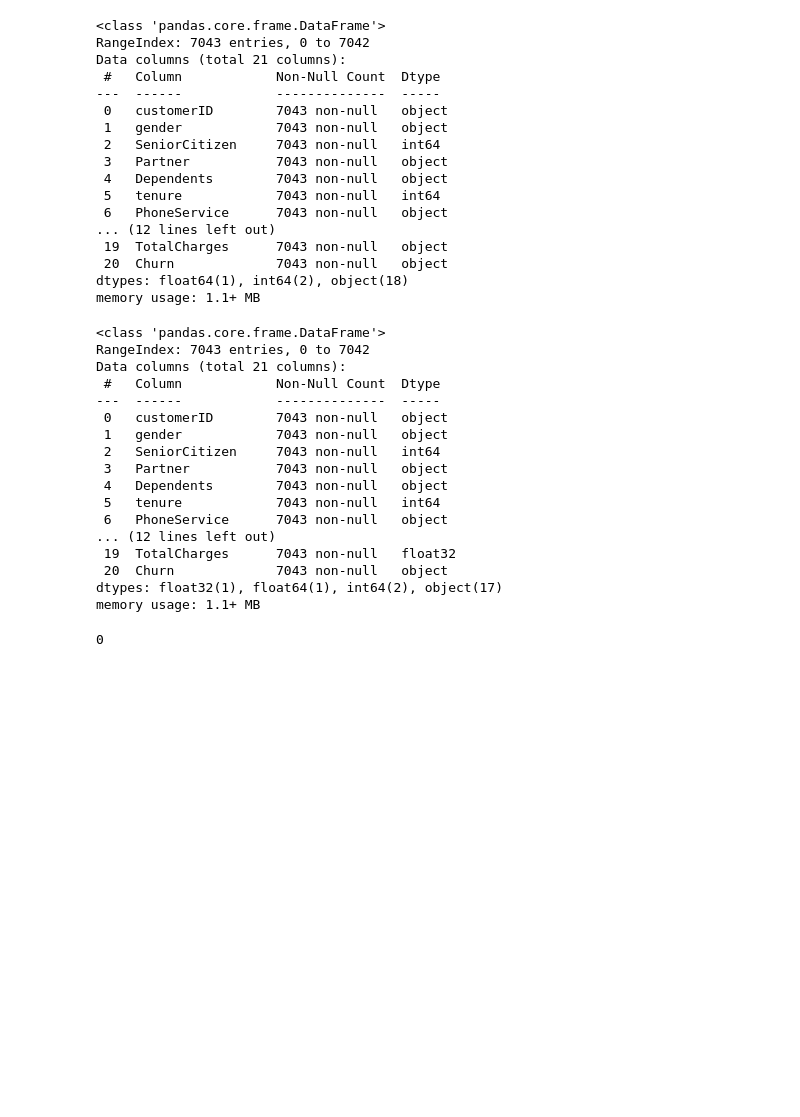
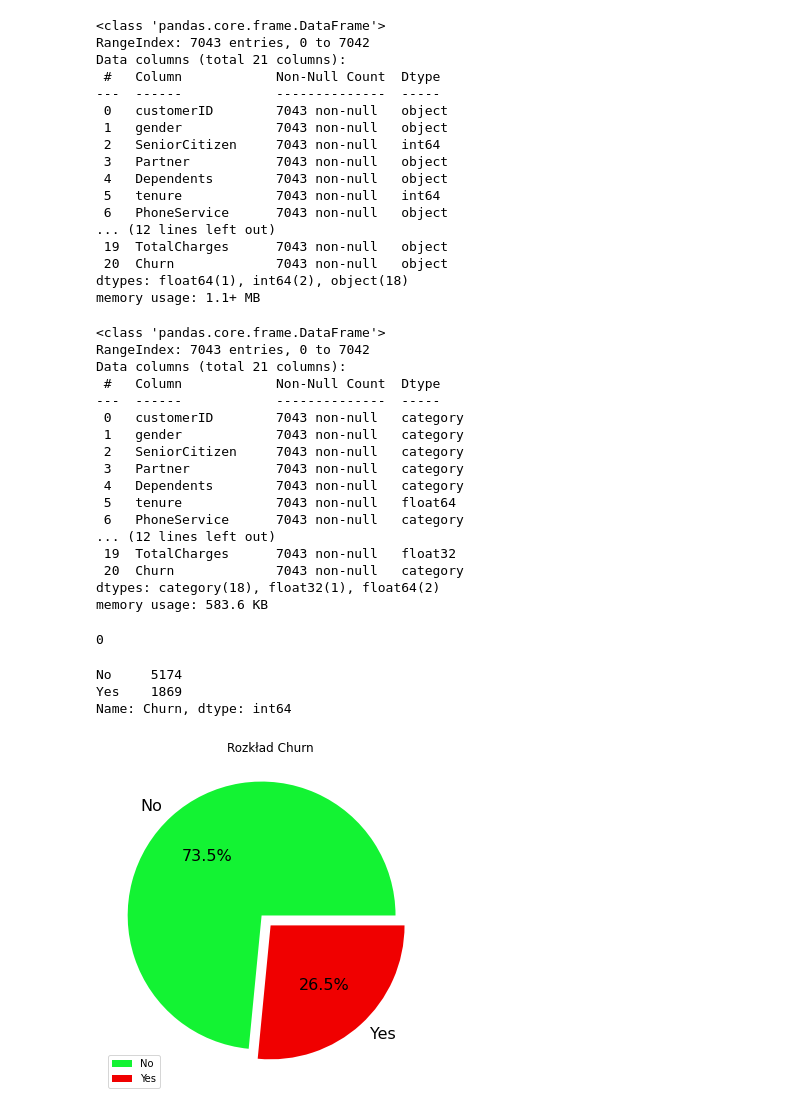
Before and after one commit to MateuszALK/PYPLOT_CASESTUDY, a Jupyter notebook: CASESTUDY.ipynb, the cells around one changed output. Drawn from its saved outputs; the diff is of its cells as text; code cells hidden in the pictures; blank space fills up the shorter version.

```diff
--- a/CASESTUDY.ipynb
+++ b/CASESTUDY.ipynb
@@ -92,6 +92,15 @@ df.TotalCharges.value_counts()
 Name: TotalCharges, dtype: int64
 # %%
 df.info()
+z=list(df.columns)
+numerical=['tenure','MonthlyCharges','TotalCharges']
+categorical=z
+for item in numerical:
+    categorical.remove(item)
+for col in categorical:
+    df[col]=pd.Categorical(df[col])
+for col in numerical:
+    df[col]=df[col].astype('float64')
 # %% [output]
 <class 'pandas.core.frame.DataFrame'>
 RangeIndex: 7043 entries, 0 to 7042
@@ -120,19 +129,34 @@ RangeIndex: 7043 entries, 0 to 7042
 Data columns (total 21 columns):
  #   Column            Non-Null Count  Dtype
 ---  ------            --------------  -----
- 0   customerID        7043 non-null   object
- 1   gender            7043 non-null   object
- 2   SeniorCitizen     7043 non-null   int64
- 3   Partner           7043 non-null   object
- 4   Dependents        7043 non-null   object
- 5   tenure            7043 non-null   int64
- 6   PhoneService      7043 non-null   object
+ 0   customerID        7043 non-null   category
+ 1   gender            7043 non-null   category
+ 2   SeniorCitizen     7043 non-null   category
+ 3   Partner           7043 non-null   category
+ 4   Dependents        7043 non-null   category
+ 5   tenure            7043 non-null   float64
+ 6   PhoneService      7043 non-null   category
 ... (12 lines left out)
  19  TotalCharges      7043 non-null   float32
- 20  Churn             7043 non-null   object
-dtypes: float32(1), float64(1), int64(2), object(17)
-memory usage: 1.1+ MB
+ 20  Churn             7043 non-null   category
+dtypes: category(18), float32(1), float64(2)
+memory usage: 583.6 KB
 # %%
 df.isnull().sum().sum()
 # %% [output]
 0
+# %%
+plt.figure(figsize=(6,8))
+df.Churn.value_counts().plot(kind='pie', fontsize=16,colors=['#13f333','#f00000']
+                             , explode=[0.1,0]
+                            , shadow=False
+                            ,autopct='%1.1f%%')
+plt.legend()
+plt.ylabel('')
+plt.title('Rozkład Churn')
+print(df.Churn.value_counts())
+# %% [output]
+No     5174
+Yes    1869
+Name: Churn, dtype: int64
+[figure, added]
```
Also changed, not shown: parts of 3 cells of this notebook.
